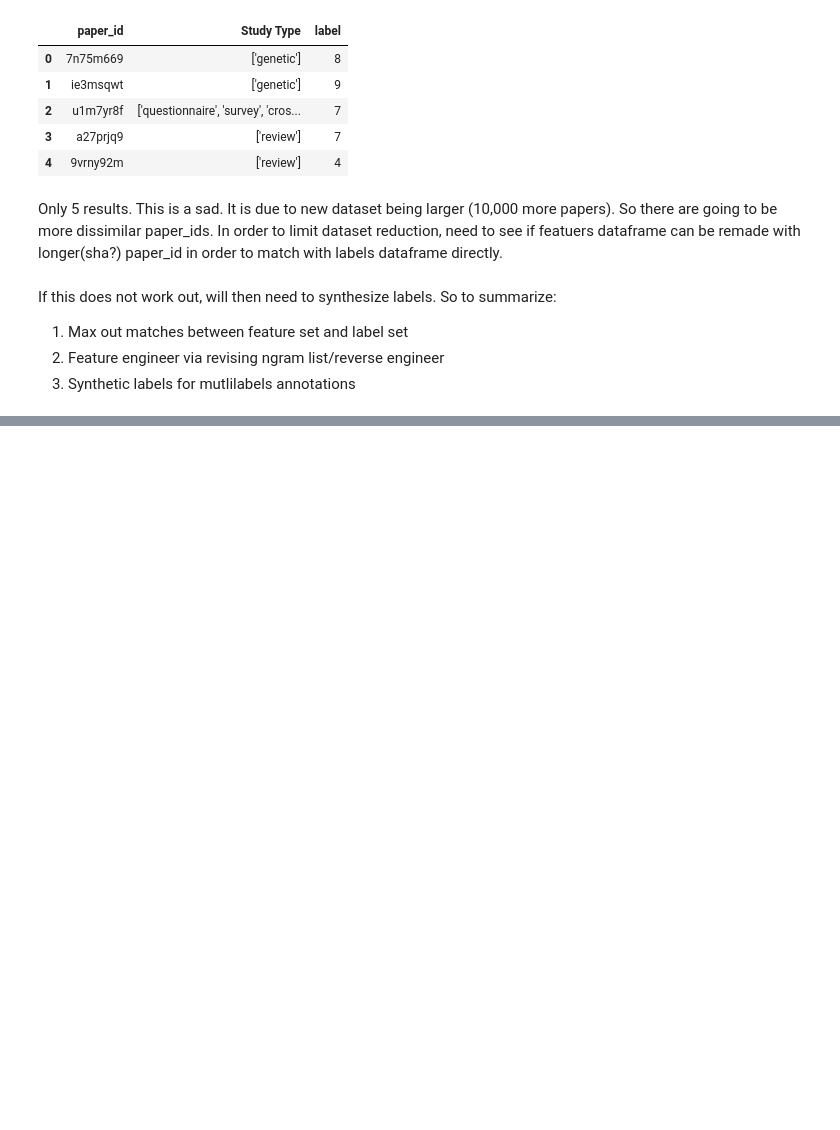
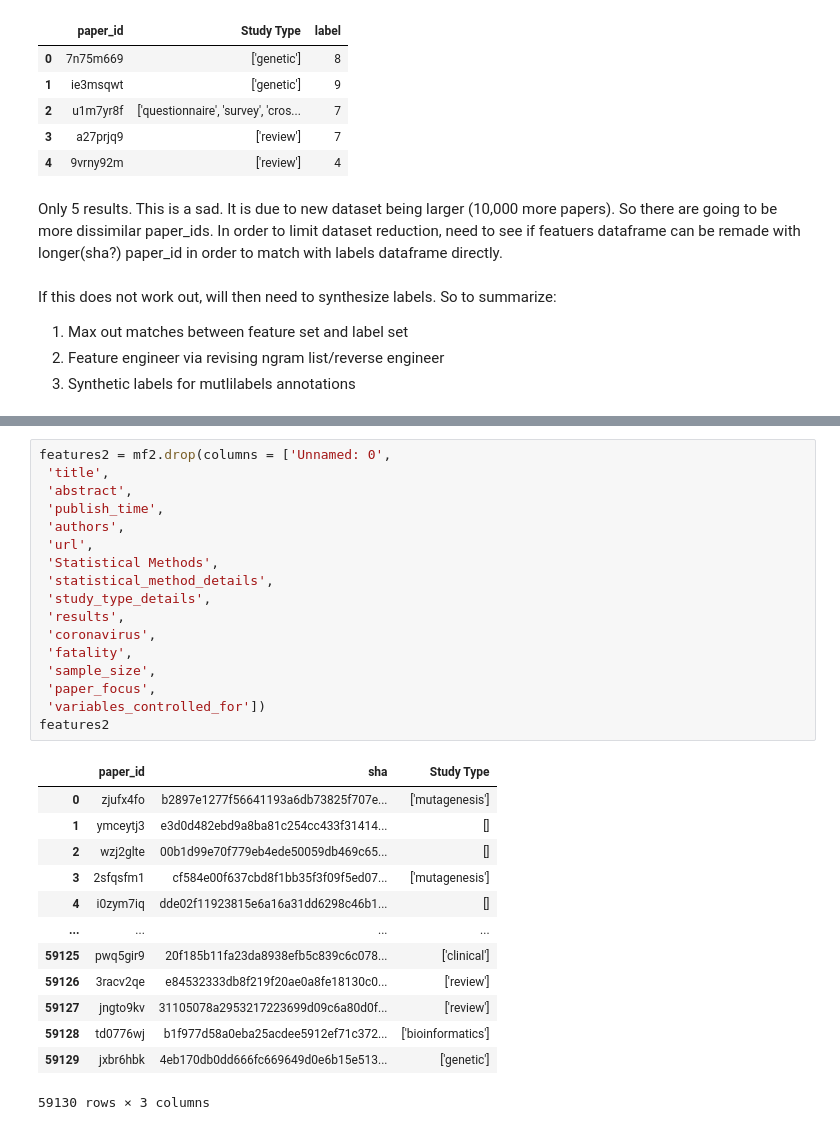
Before and after one commit to mindyng/Covid19, a Jupyter notebook: MultiClass.ipynb, the cells around one changed output, grey strips where cells are left out. Drawn from its saved outputs; the diff is of its cells as text; blank space fills up the shorter version.

```diff
--- a/MultiClass.ipynb
+++ b/MultiClass.ipynb
@@ -210,0 +251,31 @@ If this does not work out, will then need to synthesize labels. So to summarize:
+# %%
+features2 = mf2.drop(columns = ['Unnamed: 0',
+ 'title',
+ 'abstract',
+ 'publish_time',
+ 'authors',
+ 'url',
+ 'Statistical Methods',
+ 'statistical_method_details',
+ 'study_type_details',
+ 'results',
+ 'coronavirus',
+ 'fatality',
+ 'sample_size',
+ 'paper_focus',
+ 'variables_controlled_for'])
+features2
+# %% [output]
+|  | paper_id | sha | Study Type |
+| 0 | zjufx4fo | b2897e1277f56641193a6db73825f707e... | ['mutagenesis'] |
+| 1 | ymceytj3 | e3d0d482ebd9a8ba81c254cc433f31414... | [] |
+| 2 | wzj2glte | 00b1d99e70f779eb4ede50059db469c65... | [] |
+| 3 | 2sfqsfm1 | cf584e00f637cbd8f1bb35f3f09f5ed07... | ['mutagenesis'] |
+| 4 | i0zym7iq | dde02f11923815e6a16a31dd6298c46b1... | [] |
+| ... | ... | ... | ... |
+| 59125 | pwq5gir9 | 20f185b11fa23da8938efb5c839c6c078... | ['clinical'] |
+| 59126 | 3racv2qe | e84532333db8f219f20ae0a8fe18130c0... | ['review'] |
+| 59127 | jngto9kv | 31105078a2953217223699d09c6a80d0f... | ['review'] |
+| 59128 | td0776wj | b1f977d58a0eba25acdee5912ef71c372... | ['bioinformatics'] |
+| 59129 | jxbr6hbk | 4eb170db0dd666fc669649d0e6b15e513... | ['genetic'] |
+59130 rows × 3 columns
```
Also changed, not shown: parts of 6 cells of this notebook.
